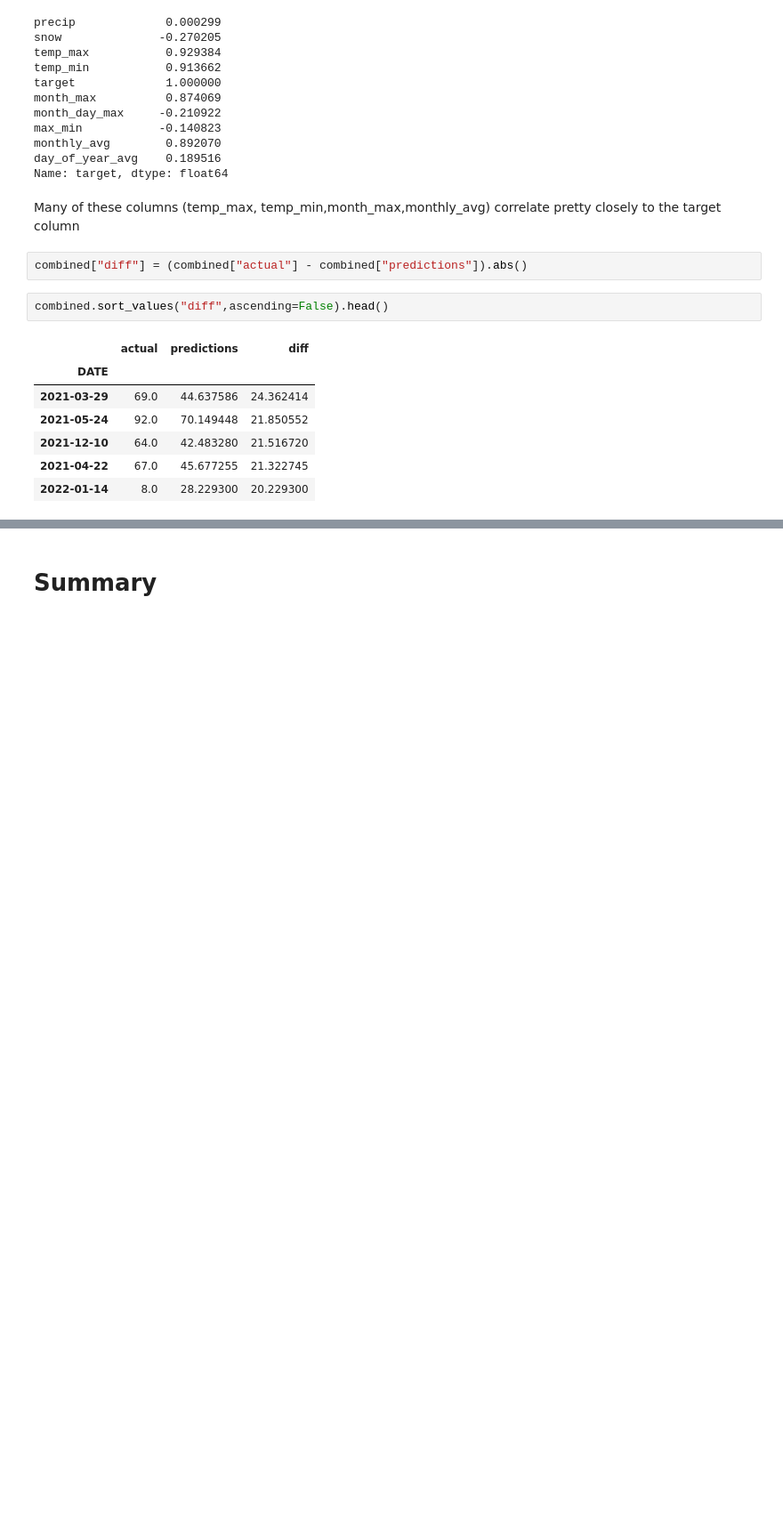
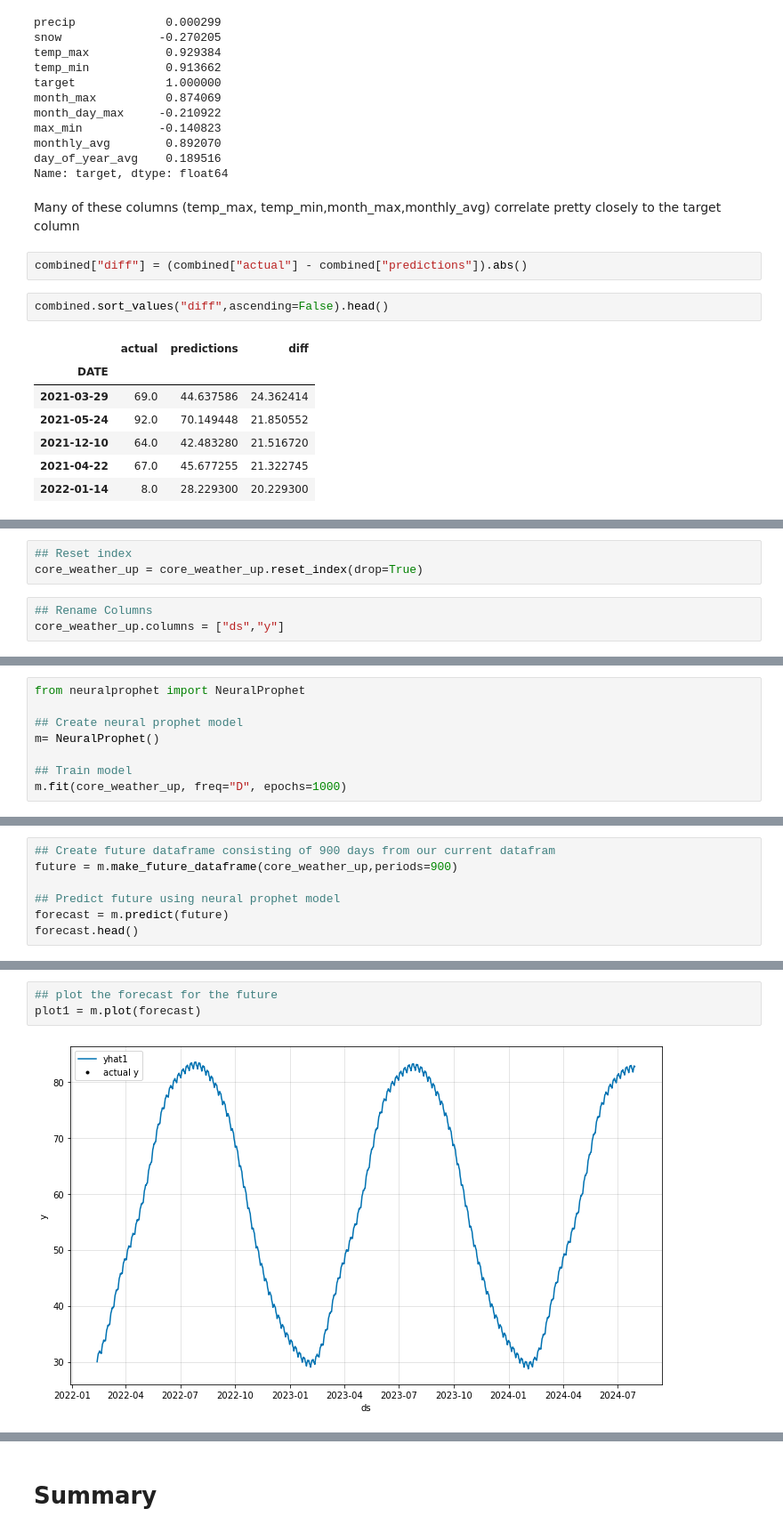
Before and after one commit to afazalmo/Weather-Predictions, a Jupyter notebook: Weather_Predictions.ipynb, the cells around one changed output, grey strips where cells are left out. Shown: that part at 89% size. Saved outputs shown, nothing was run; the diff lists cells and outputs as text; blank space fills up the shorter version.

```diff
--- a/Weather_Predictions.ipynb
+++ b/Weather_Predictions.ipynb
@@ -670,0 +697,6 @@ combined.sort_values("diff",ascending=False).head()
+# %%
+## Reset index
+core_weather_up = core_weather_up.reset_index(drop=True)
+# %%
+## Rename Columns
+core_weather_up.columns = ["ds","y"]
@@ -670,0 +712,8 @@ combined.sort_values("diff",ascending=False).head()
+# %%
+from neuralprophet import NeuralProphet
+
+## Create neural prophet model
+m= NeuralProphet()
+
+## Train model
+m.fit(core_weather_up, freq="D", epochs=1000)
@@ -670,0 +742,7 @@ combined.sort_values("diff",ascending=False).head()
+# %%
+## Create future dataframe consisting of 900 days from our current datafram
+future = m.make_future_dataframe(core_weather_up,periods=900)
+
+## Predict future using neural prophet model
+forecast = m.predict(future)
+forecast.head()
@@ -670,0 +765,5 @@ combined.sort_values("diff",ascending=False).head()
+# %%
+## plot the forecast for the future
+plot1 = m.plot(forecast)
+# %% [output]
+[figure, added]
```
Also changed, not shown: parts of 16 cells of this notebook.
